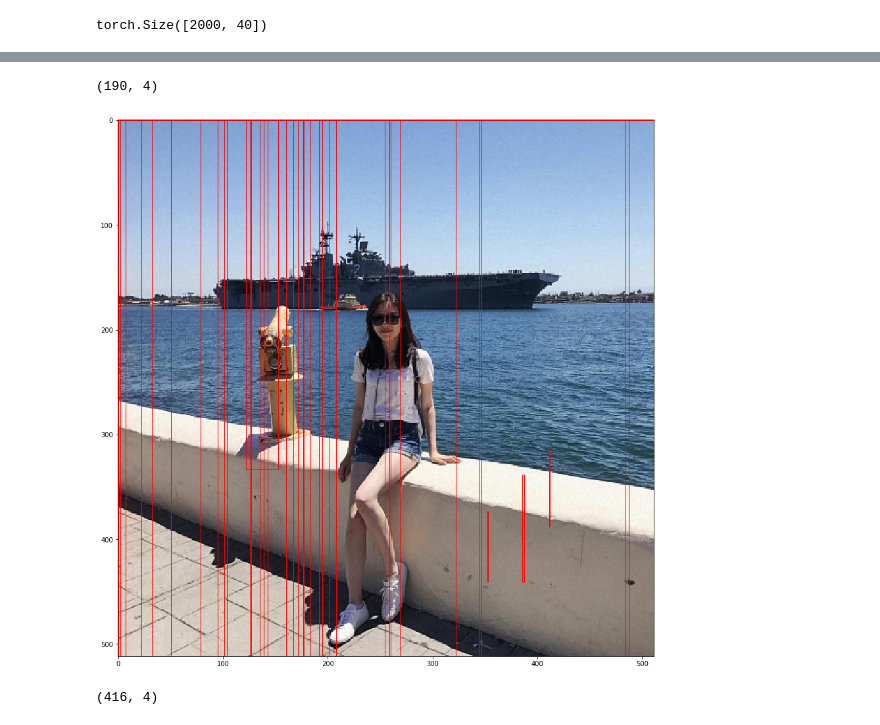
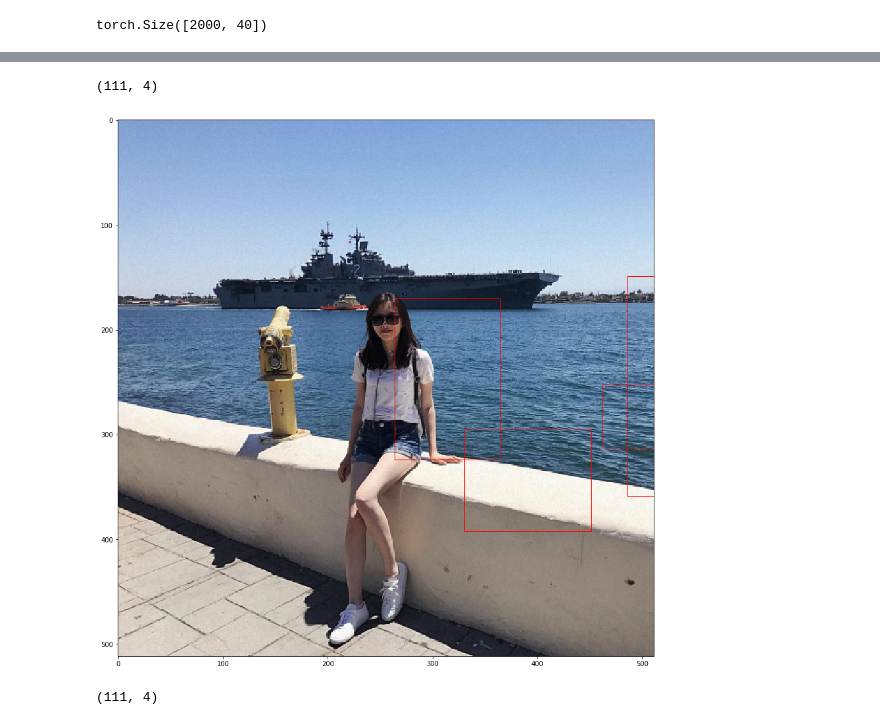
Before and after one commit to xufangda/Faster_RCNN_without_pain, a Jupyter notebook: Unit_test.ipynb, the cells around one changed output, grey strips where cells are left out. Cells and saved outputs as stored; diff of their text form; code cells hidden in the pictures.

```diff
--- a/Unit_test.ipynb
+++ b/Unit_test.ipynb
@@ -127,31 +127,30 @@ print(bboxes[1].shape)
-# %%
-
-print(bboxes[1].shape)
-# %% [output]
-(190, 4)
+# %%
+print(bboxes[0].shape)
+# %% [output]
+(111, 4)
 # %%
 import matplotlib.patches as patches
 
 fig,ax = plt.subplots(1,figsize=(15,15))
 
 # Display the image
 ax.imshow(img2)
-n=100
-bbox=bboxes[1]
-for i in range(n,n+89):
+n=50
+bbox=bboxes[0]
+for i in range(n,n+5):
     xy=bbox[i][0:2]
     w=bbox[i][2]-bbox[i][0]
     h=bbox[i][3]-bbox[i][1]
     # Create a Rectangle patch
     rect = patches.Rectangle(xy,w,h,linewidth=1,edgecolor='r',facecolor='none')
     # Add the patch to the Axes
     ax.add_patch(rect)
 
 plt.show()
 print(bboxes[0].shape)
 # %% [output]
-[figure, old version]
+[figure, new version]
-(416, 4)
+(111, 4)
 # %%
 # type(rois)
 # rois=torch.from_numpy(rois)
```
Also changed, not shown: parts of 8 cells of this notebook, 13 other files.
